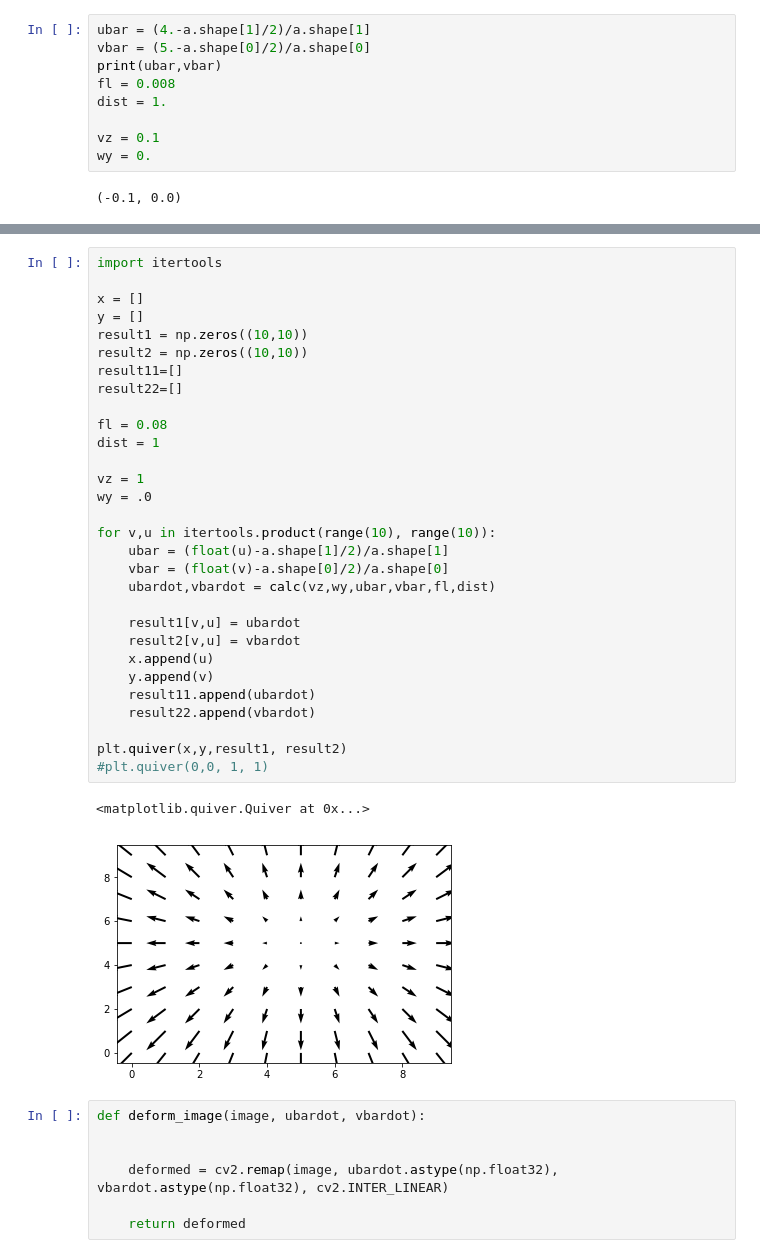
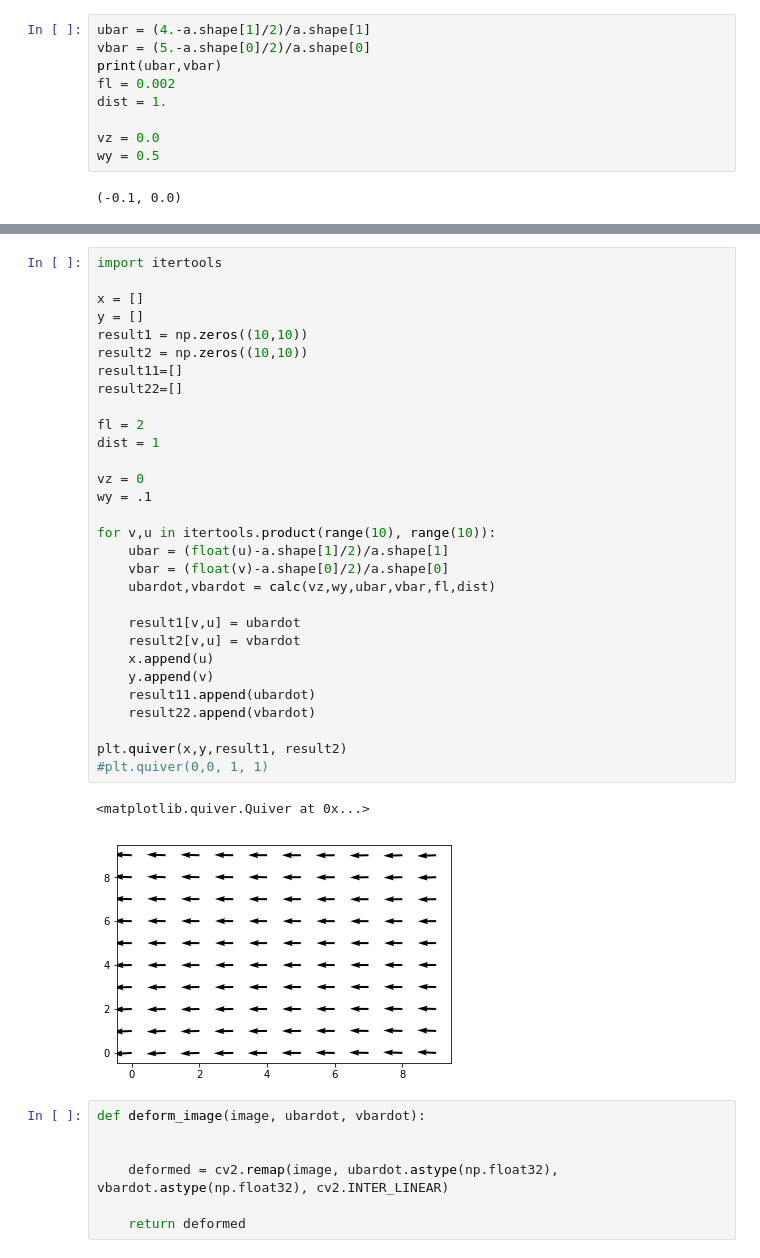
Before and after one commit to FelipeVein/visual_guidance, a Jupyter notebook: test.ipynb, the cells around one changed output, grey strips where cells are left out. Cells and saved outputs as stored; diff of their text form.

```diff
--- a/test.ipynb
+++ b/test.ipynb
@@ -21,11 +22,11 @@ plt.imshow(a)
 ubar = (4.-a.shape[1]/2)/a.shape[1]
 vbar = (5.-a.shape[0]/2)/a.shape[0]
 print(ubar,vbar)
-fl = 0.008
+fl = 0.002
 dist = 1.
 
-vz = 0.1
-wy = 0.
+vz = 0.0
+wy = 0.5
 # %% [output]
 (-0.1, 0.0)
 # %%
@@ -67,36 +68,36 @@ for u,v in zip(range(10),range(10)):
 # %%
 import itertools
 
 x = []
 y = []
 result1 = np.zeros((10,10))
 result2 = np.zeros((10,10))
 result11=[]
 result22=[]
 
-fl = 0.08
+fl = 2
 dist = 1
 
-vz = 1
-wy = .0
+vz = 0
+wy = .1
 
 for v,u in itertools.product(range(10), range(10)):
     ubar = (float(u)-a.shape[1]/2)/a.shape[1]
     vbar = (float(v)-a.shape[0]/2)/a.shape[0]
     ubardot,vbardot = calc(vz,wy,ubar,vbar,fl,dist)
 
     result1[v,u] = ubardot
     result2[v,u] = vbardot
     x.append(u)
     y.append(v)
     result11.append(ubardot)
     result22.append(vbardot)
 
 plt.quiver(x,y,result1, result2)
 #plt.quiver(0,0, 1, 1)
 # %% [output]
 <matplotlib.quiver.Quiver at 0x...>
-[figure, old version]
+[figure, new version]
 # %%
 def deform_image(image, ubardot, vbardot):
 
```
Also changed, not shown: parts of 6 cells of this notebook.
